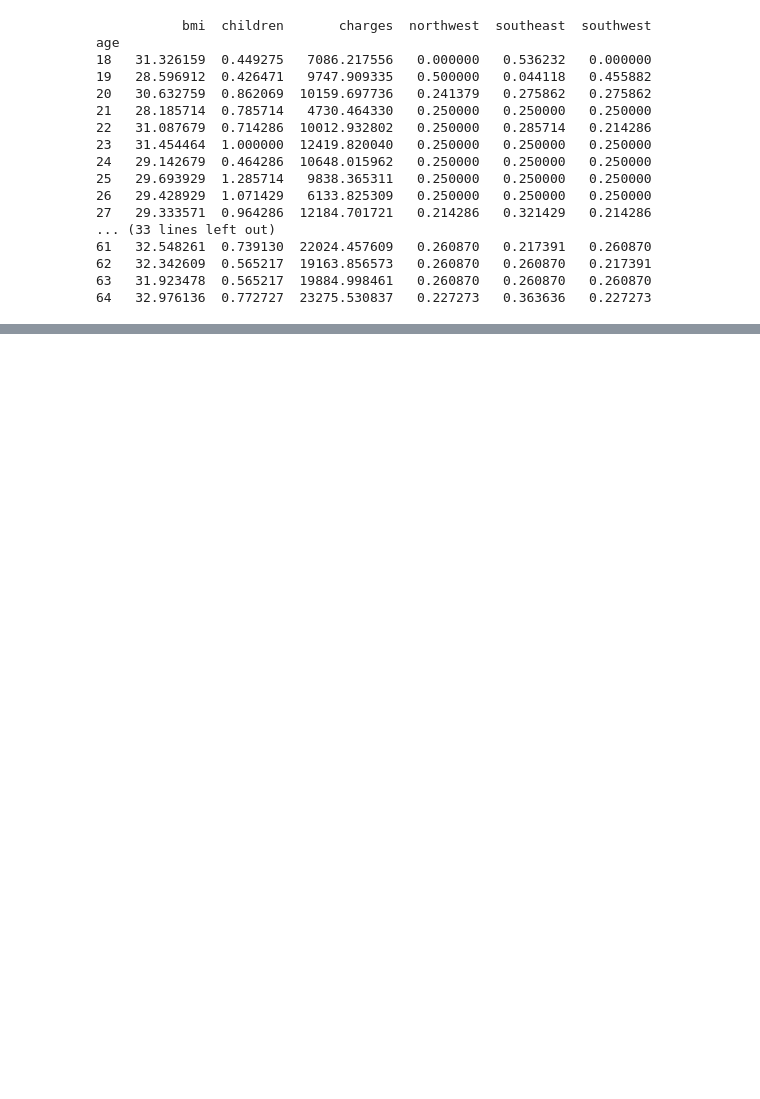
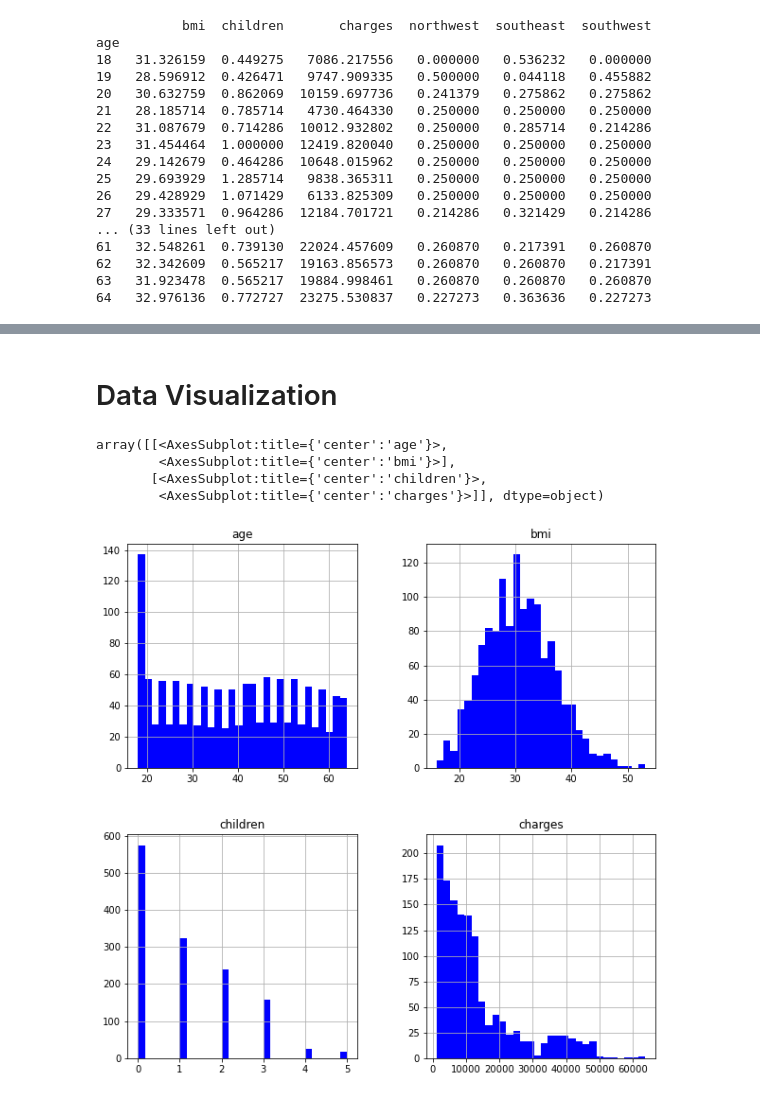
Before and after one commit to Shekswess/Medical-Insurance-Cost, a Jupyter notebook: notebook.ipynb, the cells around one changed output, grey strips where cells are left out. Cells and saved outputs as stored; diff of their text form; code cells hidden in the pictures; blank space fills up the shorter version.

```diff
--- a/notebook.ipynb
+++ b/notebook.ipynb
@@ -117,0 +155,10 @@ df.describe()
+# %% [markdown]
+# Data Visualization
+# %%
+df_region[['age', 'sex', 'bmi', 'children', 'smoker', 'charges']].hist(bins=30, figsize=(10,10),color='blue')
+# %% [output]
+array([[<AxesSubplot:title={'center':'age'}>,
+        <AxesSubplot:title={'center':'bmi'}>],
+       [<AxesSubplot:title={'center':'children'}>,
+        <AxesSubplot:title={'center':'charges'}>]], dtype=object)
+[figure, added]
```
Also changed, not shown: parts of 9 cells of this notebook.
